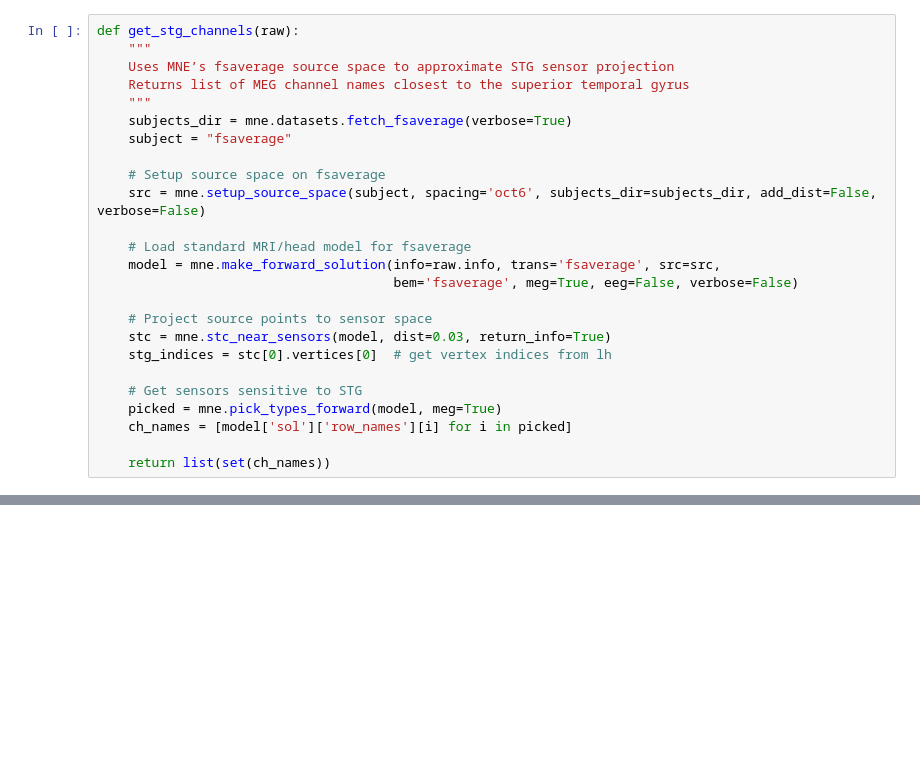
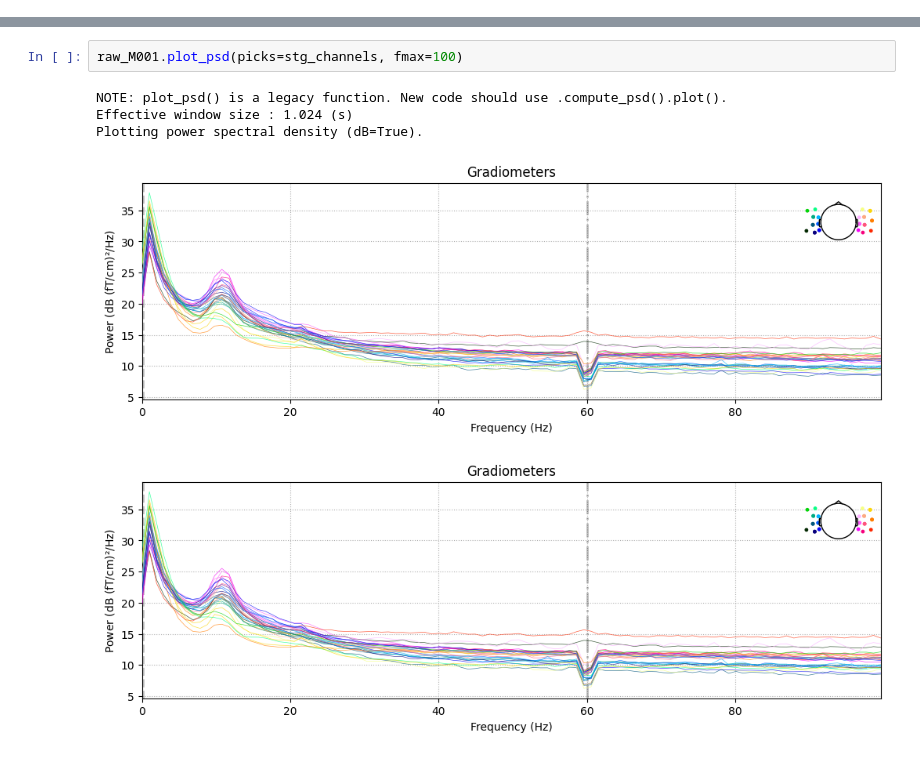
Before and after one commit to matthewhawksby/colabnotebooks, a Jupyter notebook: Localization.ipynb, the cells around one changed output, grey strips where cells are left out. Drawn from its saved outputs; the diff is of its cells as text; blank space fills up the shorter version.

```diff
--- a/Localization.ipynb
+++ b/Localization.ipynb
@@ -137,25 +193,0 @@ def load_meg_blocks(participant_id, base_path="/content/drive/MyDrive/Colab Note
-# %%
-def get_stg_channels(raw):
-    """
-    Uses MNE’s fsaverage source space to approximate STG sensor projection
-    Returns list of MEG channel names closest to the superior temporal gyrus
-    """
-    subjects_dir = mne.datasets.fetch_fsaverage(verbose=True)
-    subject = "fsaverage"
-
-    # Setup source space on fsaverage
-    src = mne.setup_source_space(subject, spacing='oct6', subjects_dir=subjects_dir, add_dist=False, verbose=False)
-
-    # Load standard MRI/head model for fsaverage
-    model = mne.make_forward_solution(info=raw.info, trans='fsaverage', src=src,
-                                      bem='fsaverage', meg=True, eeg=False, verbose=False)
-
-    # Project source points to sensor space
-    stc = mne.stc_near_sensors(model, dist=0.03, return_info=True)
-    stg_indices = stc[0].vertices[0]  # get vertex indices from lh
-
-    # Get sensors sensitive to STG
-    picked = mne.pick_types_forward(model, meg=True)
-    ch_names = [model['sol']['row_names'][i] for i in picked]
-
-    return list(set(ch_names))
@@ -161,0 +280,8 @@ def get_stg_channels(raw):
+# %%
+raw_M001.plot_psd(picks=stg_channels, fmax=100)
+# %% [output]
+NOTE: plot_psd() is a legacy function. New code should use .compute_psd().plot().
+Effective window size : 1.024 (s)
+Plotting power spectral density (dB=True).
+[figure, added]
+[figure, added]
```
Also changed, not shown: parts of 17 cells of this notebook.
